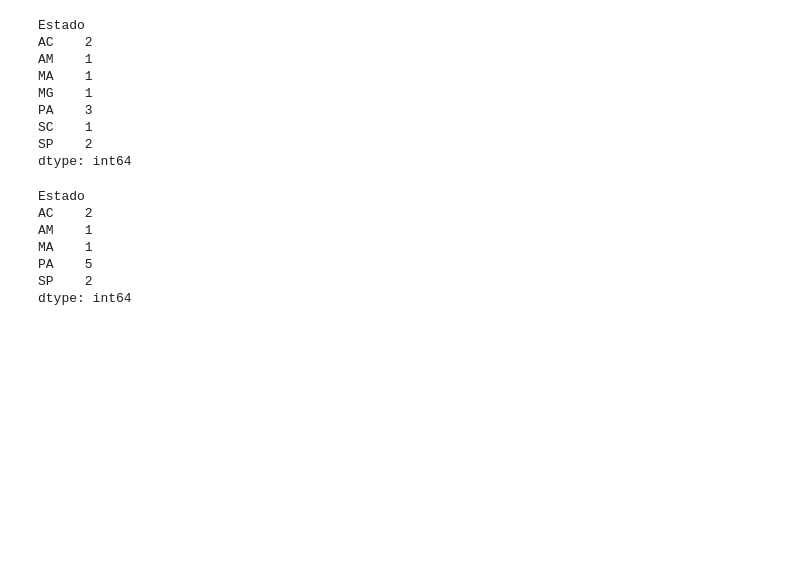
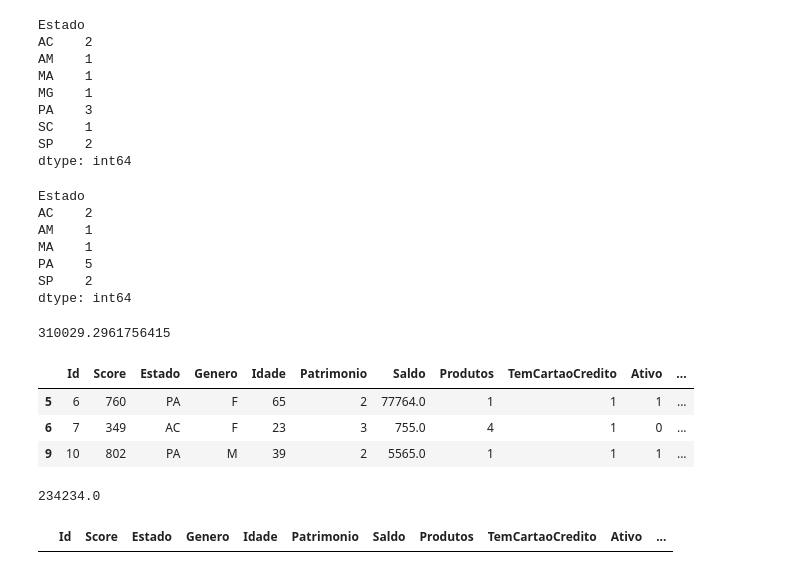
Before and after one commit to renatarep-ad/AD_pandas_exemplos, a Jupyter notebook: analise_exploratoria.ipynb, the cells around one changed output. Drawn from its saved outputs; the diff is of its cells as text; code cells hidden in the pictures; blank space fills up the shorter version.

```diff
--- a/analise_exploratoria.ipynb
+++ b/analise_exploratoria.ipynb
@@ -179,3 +179,31 @@ MA    1
 PA    5
 SP    2
 dtype: int64
+# %%
+#Calcular o desvio padrão em Salário
+des_sal = sts.stdev(df['Salario']) # = df['Salario'].describe() e visualizar std
+des_sal
+# %% [output]
+310029.2961756415
+# %%
+#Verificar se tem salário que está acima do desvio padrão (2x), se sim são os outliers (valores distante da média)
+df.loc[df['Salario'] >=2*des_sal]
+# %% [output]
+|  | Id | Score | Estado | Genero | Idade | Patrimonio | Saldo | Produtos | TemCartaoCredito | Ativo | ... |
+| 5 | 6 | 760 | PA | F | 65 | 2 | 77764.0 | 1 | 1 | 1 | ... |
+| 6 | 7 | 349 | AC | F | 23 | 3 | 755.0 | 4 | 1 | 0 | ... |
+| 9 | 10 | 802 | PA | M | 39 | 2 | 5565.0 | 1 | 1 | 1 | ... |
+# %%
+#Atualizar os salários que estão acima da média a partir da mediana (50% em describe())
+mediana_sal = sts.median(df['Salario'])
+mediana_sal
+# %% [output]
+234234.0
+# %%
+#Atribuição da mediana para os salarios acima do desvio padrão
+df.loc[df['Salario']>=2*des_sal] = mediana_sal
+
+#Verifica a atribuição
+df.loc[df['Salario'] >=2*des_sal] #Sem valores outliers em Salário
+# %% [output]
+|  | Id | Score | Estado | Genero | Idade | Patrimonio | Saldo | Produtos | TemCartaoCredito | Ativo | ... |
```
